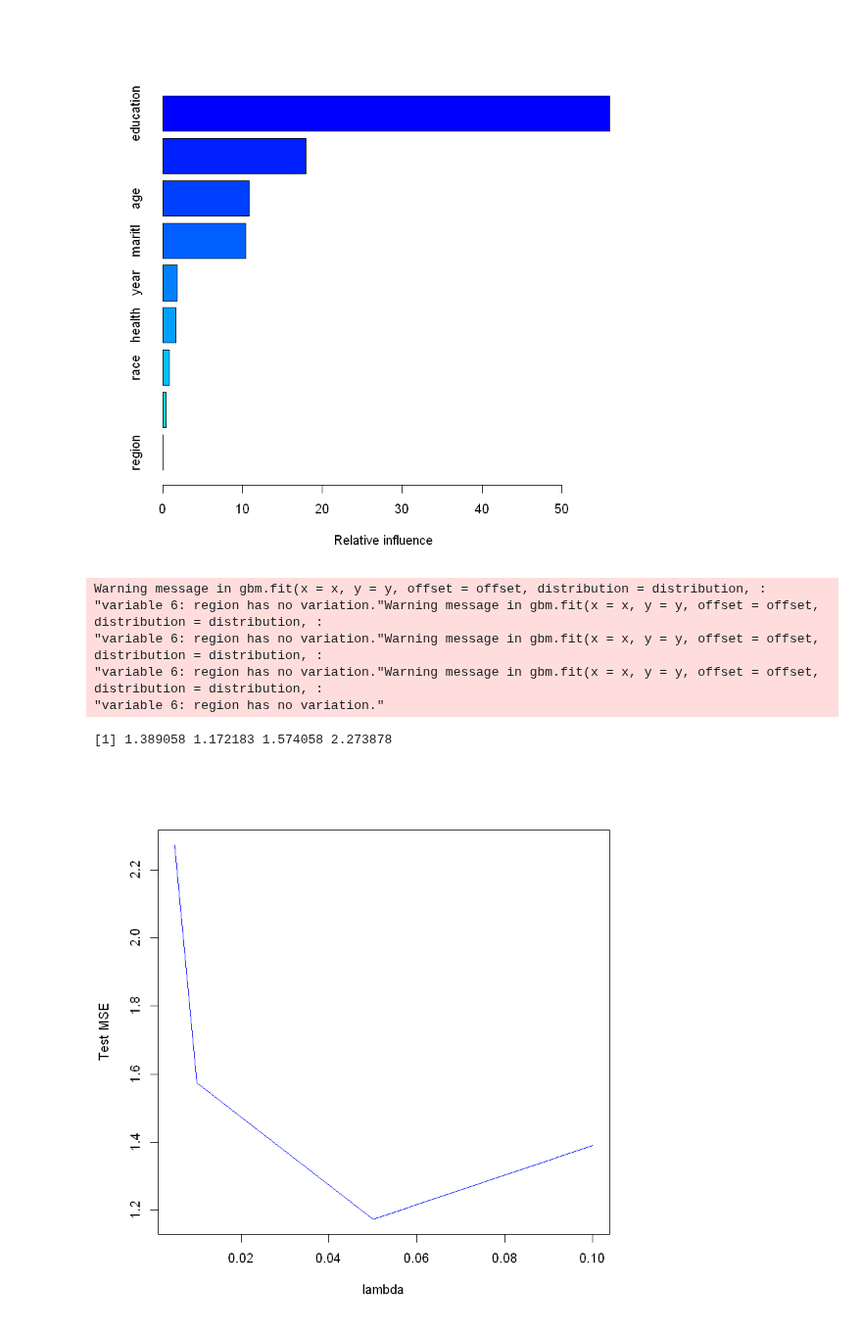
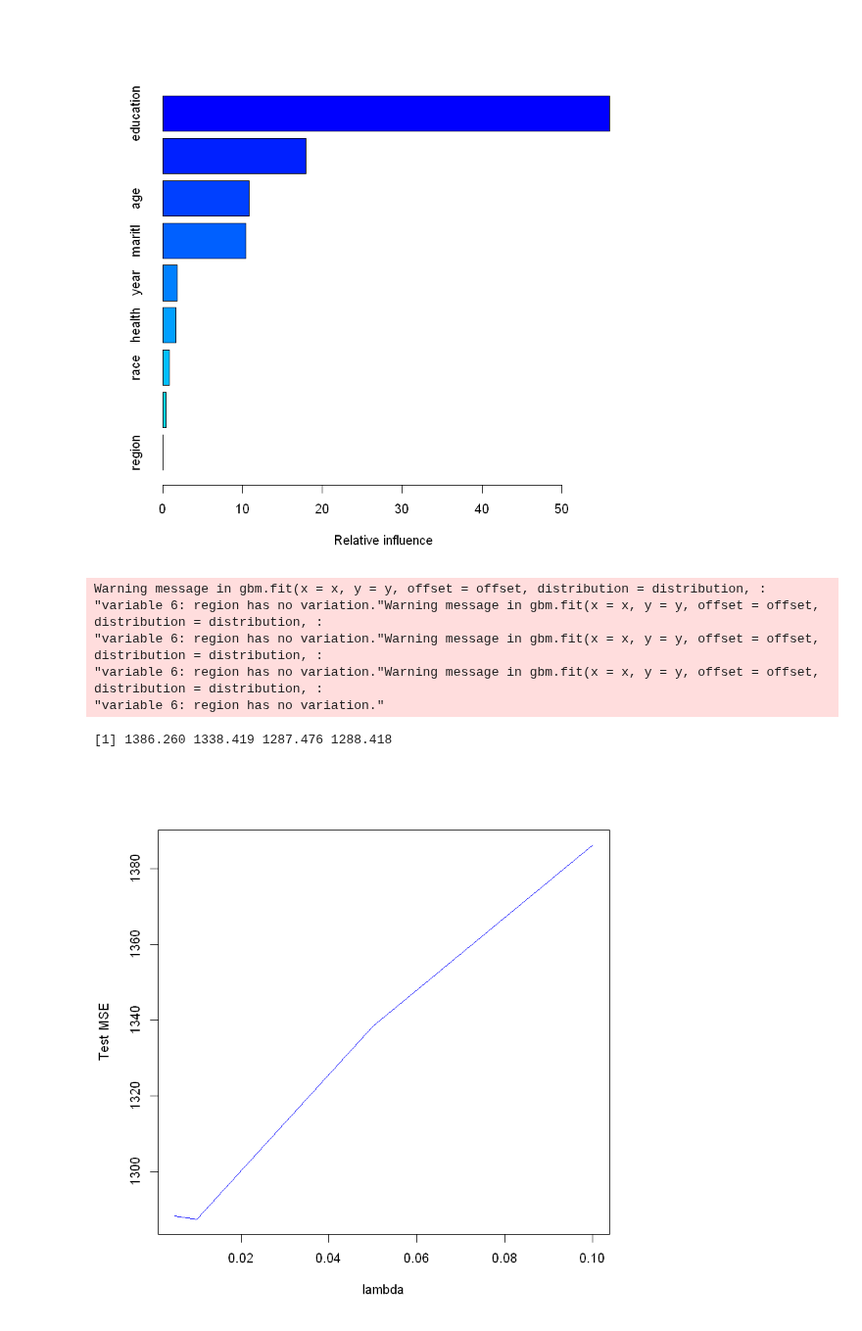
Before and after one commit to kuzn137/Statistical_problems, a Jupyter notebook: Ch8R.ipynb, the cells around one changed output. Shown at 98% size. Drawn from its saved outputs; the diff is of its cells as text; code cells hidden in the pictures.

```diff
--- a/Ch8R.ipynb
+++ b/Ch8R.ipynb
@@ -705,17 +705,17 @@ Warning message in gbm.fit(x = x, y = y, offset = offset, distribution = distrib
 [figure]
 # %%
 lambda = c(0.1, 0.05, 0.01, 0.005)
-error=chose_lambda(df_tr, df_test, df_test$wage,  wage~., lambda)
+error=chose_lambda(df_tr, df_test, df_test$wage,  wage~.-logwage, lambda)
 print(error)
 plot(lambda, error, xlab = 'lambda', ylab = 'Test MSE', type = 'l', col="blue")
 # %% [output]
 Warning message in gbm.fit(x = x, y = y, offset = offset, distribution = distribution, :
 "variable 6: region has no variation."Warning message in gbm.fit(x = x, y = y, offset = offset, distribution = distribution, :
 "variable 6: region has no variation."Warning message in gbm.fit(x = x, y = y, offset = offset, distribution = distribution, :
 "variable 6: region has no variation."Warning message in gbm.fit(x = x, y = y, offset = offset, distribution = distribution, :
 "variable 6: region has no variation."
-[1] 1.389058 1.172183 1.574058 2.273878
+[1] 1386.260 1338.419 1287.476 1288.418
-[figure, old version]
+[figure, new version]
 # %%
 min(error)
 which.min(error)
```
Also changed, not shown: parts of 8 cells of this notebook.
